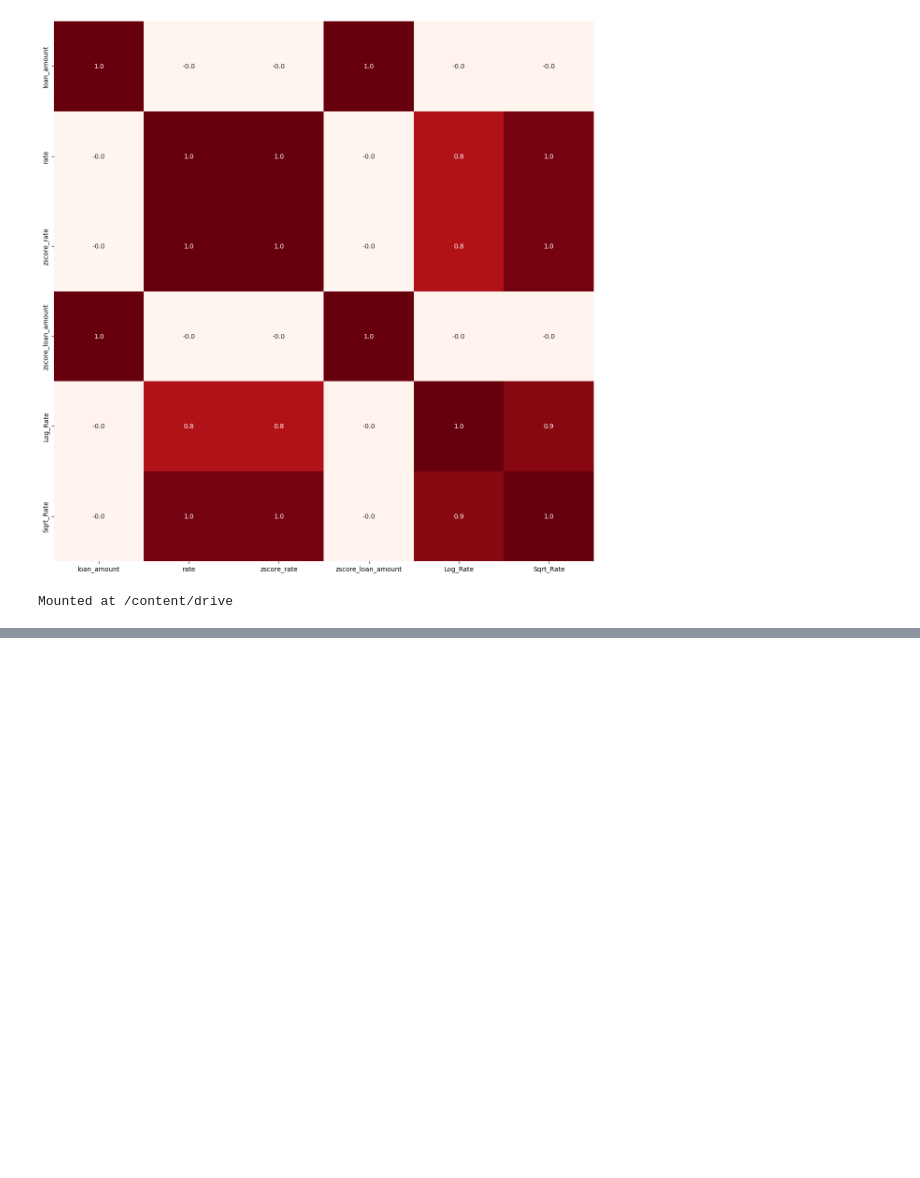
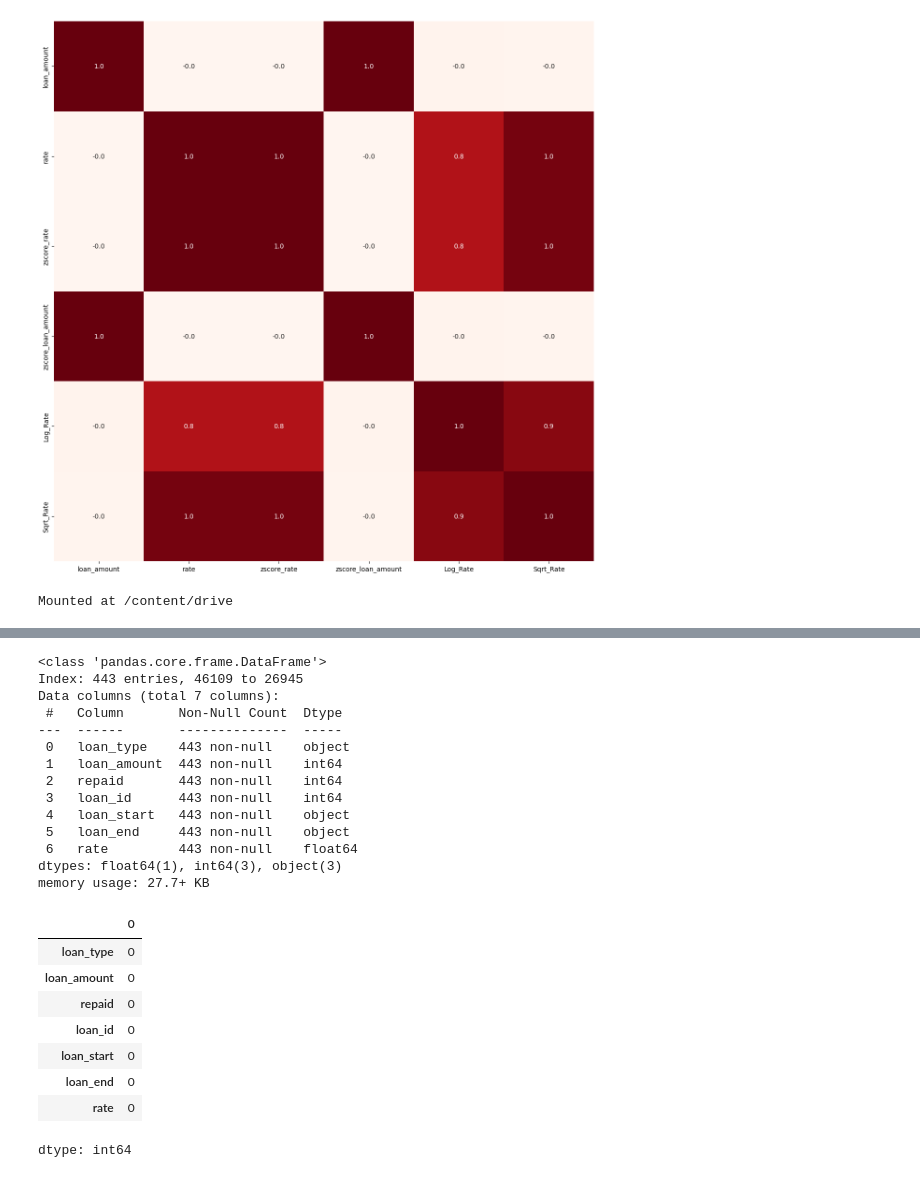
Before and after one commit to Artificial-i/-1-5, a Jupyter notebook: Untitled0.ipynb, the cells around one changed output, grey strips where cells are left out. Cells and saved outputs as stored; diff of their text form; code cells hidden in the pictures; blank space fills up the shorter version.

```diff
--- a/Untitled0.ipynb
+++ b/Untitled0.ipynb
@@ -322,16 +330,40 @@ df.head()
 # %%
 df.head(5)
-df.shape()
+# df.shape()
 df.columns
 df.dtypes
 df.nunique()
 df.info()
 df.describe()
 df.describe(exclude=[np.number])
 df.isnull().sum()
-df.corr()
+# df.corr()
 # df.value_counts().to_frame()
 # df["loan_amount"].value_counts().to_frame()
+# %% [output]
+<class 'pandas.core.frame.DataFrame'>
+Index: 443 entries, 46109 to 26945
+Data columns (total 7 columns):
+ #   Column       Non-Null Count  Dtype
+---  ------       --------------  -----
+ 0   loan_type    443 non-null    object
+ 1   loan_amount  443 non-null    int64
+ 2   repaid       443 non-null    int64
+ 3   loan_id      443 non-null    int64
+ 4   loan_start   443 non-null    object
+ 5   loan_end     443 non-null    object
+ 6   rate         443 non-null    float64
+dtypes: float64(1), int64(3), object(3)
+memory usage: 27.7+ KB
+|  | 0 |
+| loan_type | 0 |
+| loan_amount | 0 |
+| repaid | 0 |
+| loan_id | 0 |
+| loan_start | 0 |
+| loan_end | 0 |
+| rate | 0 |
+dtype: int64
 # %%
 # حذف ستونهای غیر ضرروی
 # df.drop(columns=['client_id','loan_id'])
```
Also changed, not shown: parts of 19 cells of this notebook.
